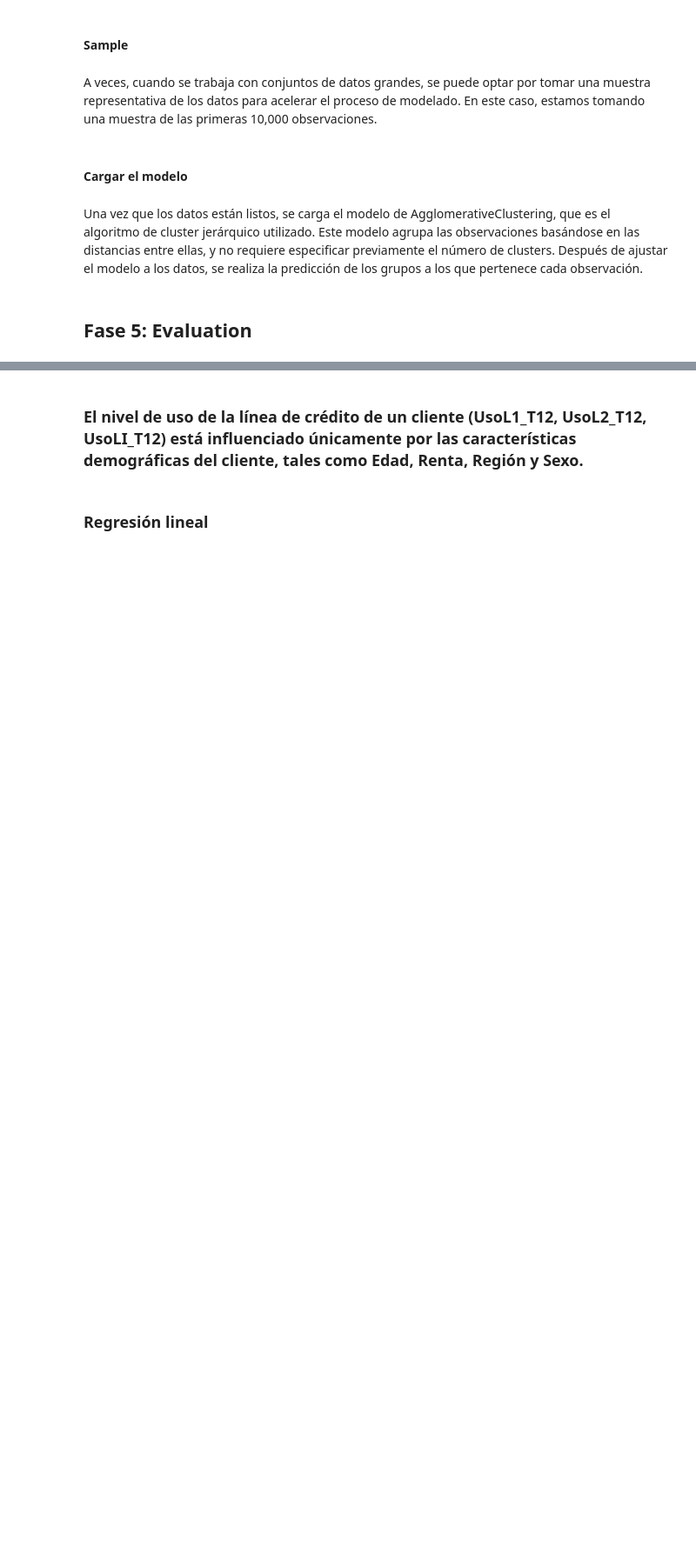
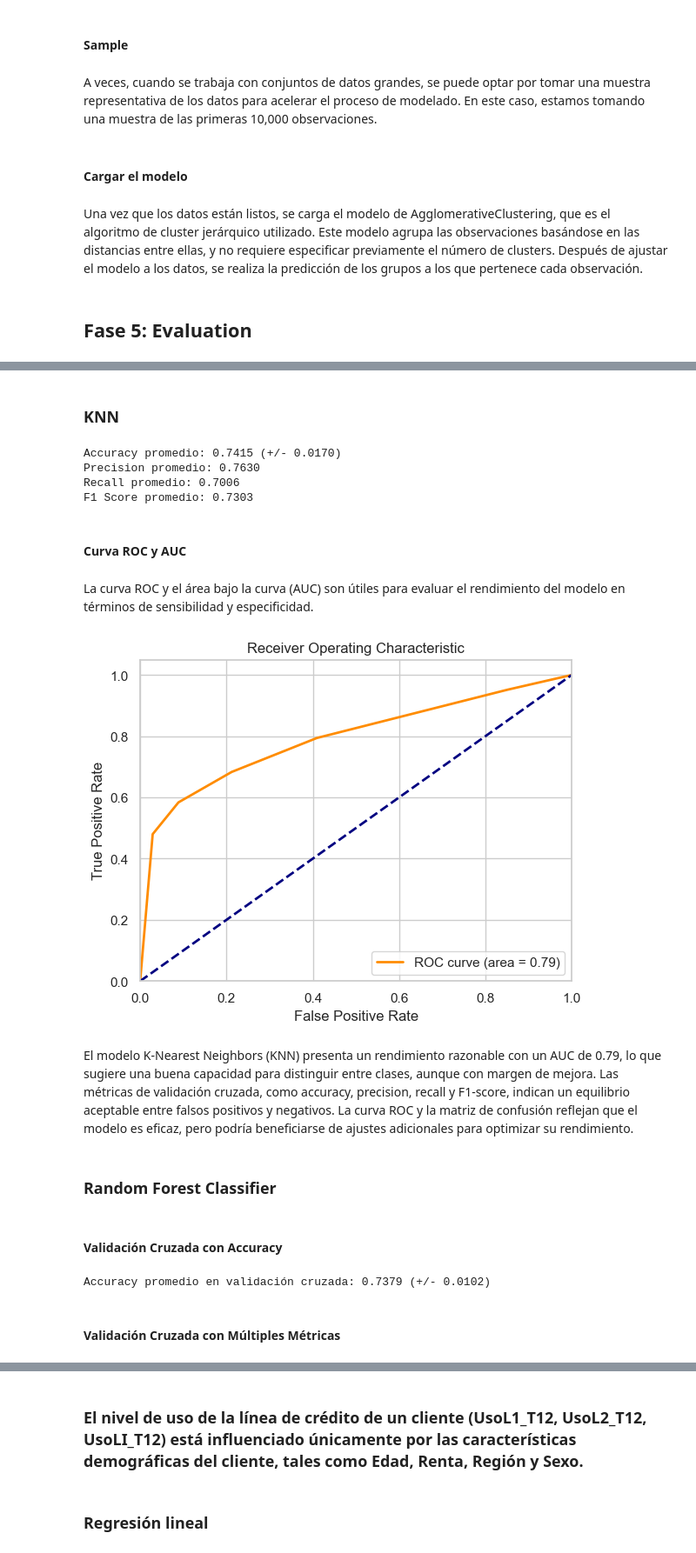
Before and after one commit to Wachitugo/Monopoly, a Jupyter notebook: notebook/monopoly.ipynb, the cells around one changed output, grey strips where cells are left out. Shown at 87% size. Drawn from its saved outputs; the diff is of its cells as text; code cells hidden in the pictures; blank space fills up the shorter version.

```diff
--- a/notebook/monopoly.ipynb
+++ b/notebook/monopoly.ipynb
@@ -1685,0 +1693,72 @@ y_pred = agg_clustering.fit_predict(X_sample)
+# %% [markdown]
+### **KNN**
+# %%
+from sklearn.model_selection import cross_validate
+from sklearn.metrics import make_scorer, precision_score, recall_score, f1_score
+
+# Definir diferentes métricas
+scoring = {
+    'accuracy': 'accuracy',
+    'precision': make_scorer(precision_score),
+    'recall': make_scorer(recall_score),
+    'f1': make_scorer(f1_score)
+}
+
+# Validación cruzada
+cv_results = cross_validate(knn_model, X_train_balanced, y_train_balanced, cv=5, scoring=scoring)
+
+print(f"Accuracy promedio: {cv_results['test_accuracy'].mean():.4f} (+/- {cv_results['test_accuracy'].std() * 2:.4f})")
+print(f"Precision promedio: {cv_results['test_precision'].mean():.4f}")
+print(f"Recall promedio: {cv_results['test_recall'].mean():.4f}")
+print(f"F1 Score promedio: {cv_results['test_f1'].mean():.4f}")
+# %% [output]
+Accuracy promedio: 0.7415 (+/- 0.0170)
+Precision promedio: 0.7630
+Recall promedio: 0.7006
+F1 Score promedio: 0.7303
+# %% [markdown]
+#### **Curva ROC y AUC**
+# %% [markdown]
+La curva ROC y el área bajo la curva (AUC) son útiles para evaluar el rendimiento del modelo en términos de sensibilidad y especificidad.
+# %%
+from sklearn.metrics import roc_curve, auc
+import matplotlib.pyplot as plt
+
+# Predecir probabilidades
+y_prob = knn_model.predict_proba(X_test)[:, 1]
+
+# Calcular la curva ROC
+fpr, tpr, _ = roc_curve(y_test, y_prob)
+roc_auc = auc(fpr, tpr)
+
+# Graficar la curva ROC
+plt.figure()
+plt.plot(fpr, tpr, color='darkorange', lw=2, label=f'ROC curve (area = {roc_auc:.2f})')
+plt.plot([0, 1], [0, 1], color='navy', lw=2, linestyle='--')
+plt.xlim([0.0, 1.0])
+plt.ylim([0.0, 1.05])
+plt.xlabel('False Positive Rate')
+plt.ylabel('True Positive Rate')
+plt.title('Receiver Operating Characteristic')
+plt.legend(loc="lower right")
+plt.show()
+# %% [output]
+[figure, added]
+# %% [markdown]
+El modelo K-Nearest Neighbors (KNN) presenta un rendimiento razonable con un AUC de 0.79, lo que sugiere una buena capacidad para distinguir entre clases, aunque con margen de mejora. Las métricas de validación cruzada, como accuracy, precision, recall y F1-score, indican un equilibrio aceptable entre falsos positivos y negativos. La curva ROC y la matriz de confusión reflejan que el modelo es eficaz, pero podría beneficiarse de ajustes adicionales para optimizar su rendimiento.
+# %% [markdown]
+### **Random Forest Classifier**
+# %% [markdown]
+#### **Validación Cruzada con Accuracy**
+# %%
+from sklearn.model_selection import cross_val_score
+
+# Realizar validación cruzada con 5 folds para accuracy
+cv_scores_morosidad = cross_val_score(rf_model, X_train_balanced, y_train_balanced, cv=5, scoring='accuracy')
+
+# Mostrar resultados de accuracy
+print(f"Accuracy promedio en validación cruzada: {cv_scores_morosidad.mean():.4f} (+/- {cv_scores_morosidad.std() * 2:.4f})")
+# %% [output]
+Accuracy promedio en validación cruzada: 0.7379 (+/- 0.0102)
+# %% [markdown]
+#### **Validación Cruzada con Múltiples Métricas**
```
Also changed, not shown: parts of 21 cells of this notebook.
